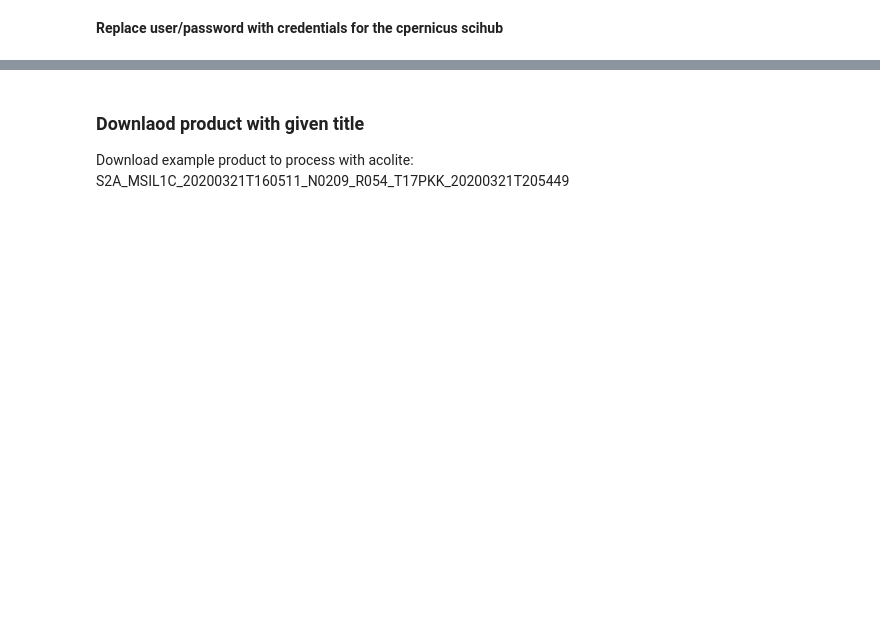
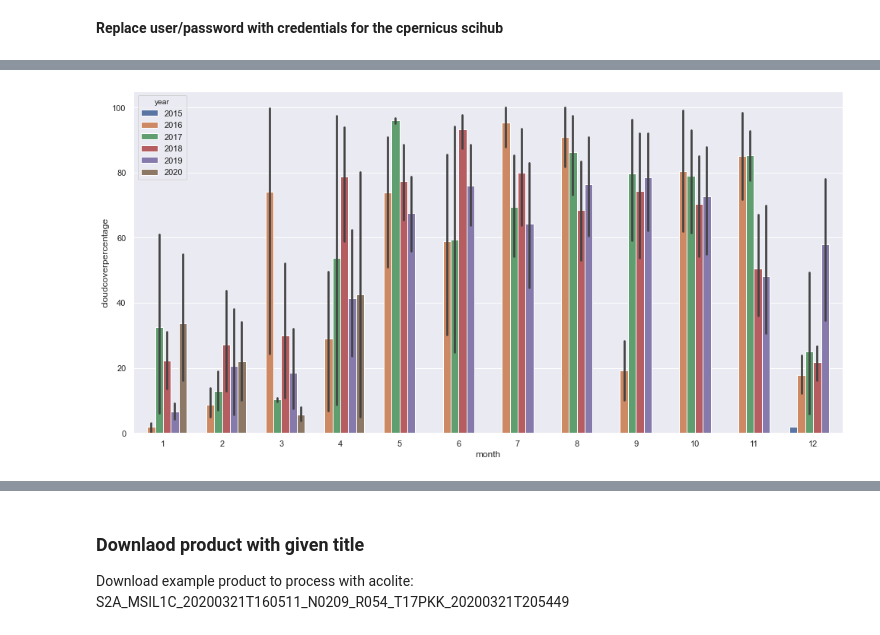
Before and after one commit to angelasindic/data-exploration, a Jupyter notebook: image-access/run_product_finder.ipynb, the cells around one changed output, grey strips where cells are left out. Saved outputs shown, nothing was run; the diff lists cells and outputs as text; code cells hidden in the pictures; blank space fills up the shorter version.

```diff
--- a/image-access/run_product_finder.ipynb
+++ b/image-access/run_product_finder.ipynb
@@ -18,0 +83,4 @@
+# %%
+ax = sns.barplot(x="month", y="cloudcoverpercentage", hue="year",data=dataset)
+# %% [output]
+[figure, added]
```
Also changed, not shown: parts of 16 cells of this notebook, 5 other files.
